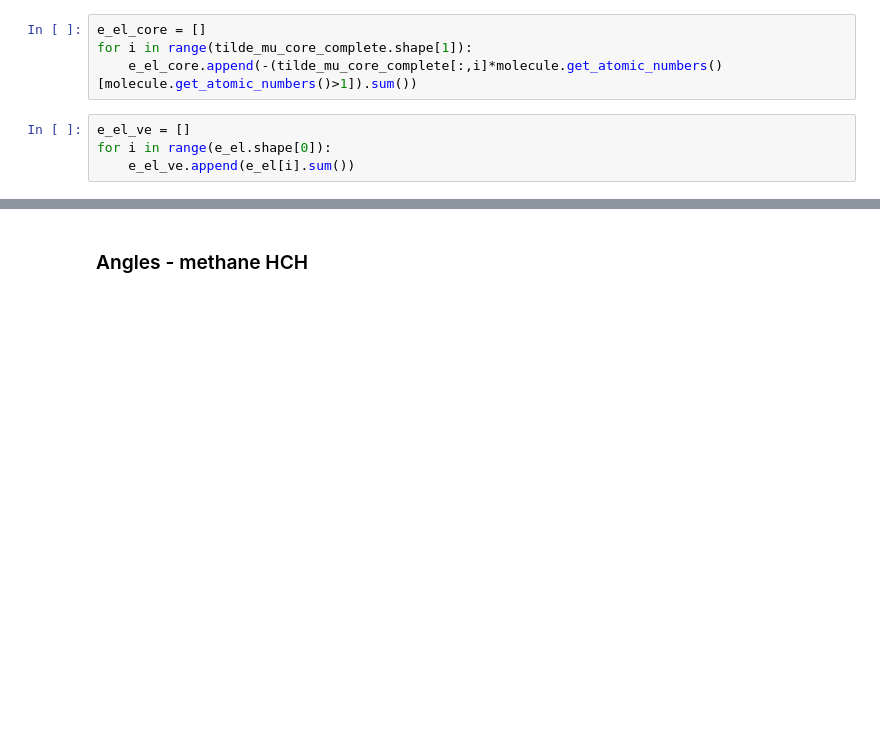
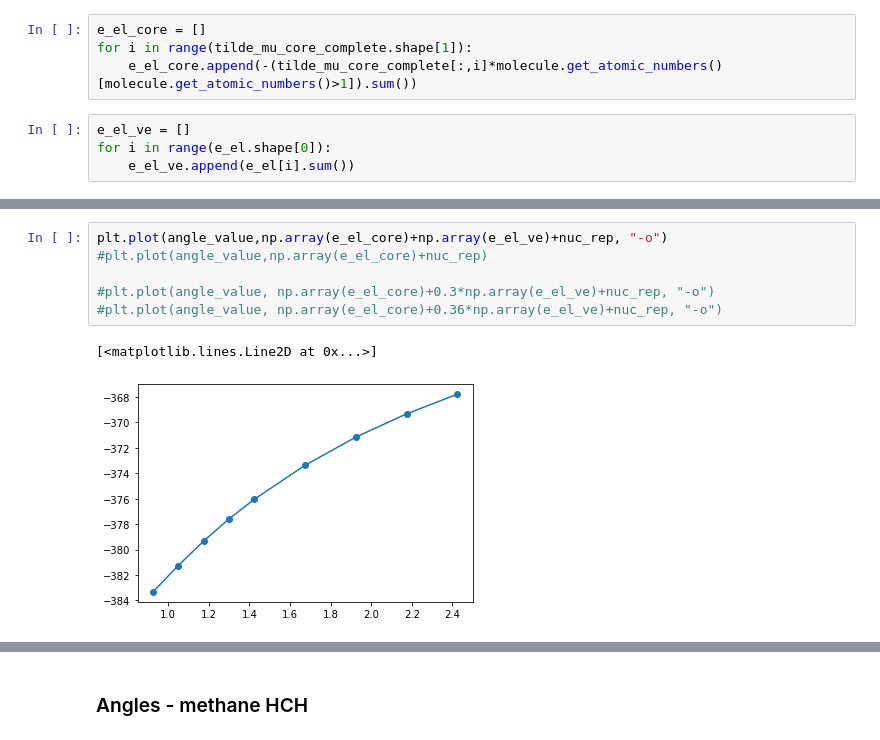
Before and after one commit to ferchault/APDFT, a Jupyter notebook: prototyping/atomic_energies/analysis/geometry/analyse_energies.ipynb, the cells around one changed output, grey strips where cells are left out. Drawn from its saved outputs; the diff is of its cells as text; blank space fills up the shorter version.

```diff
--- a/prototyping/atomic_energies/analysis/geometry/analyse_energies.ipynb
+++ b/prototyping/atomic_energies/analysis/geometry/analyse_energies.ipynb
@@ -966,0 +1062,9 @@ for i in range(e_el.shape[0]):
+# %%
+plt.plot(angle_value,np.array(e_el_core)+np.array(e_el_ve)+nuc_rep, "-o")
+#plt.plot(angle_value,np.array(e_el_core)+nuc_rep)
+
+#plt.plot(angle_value, np.array(e_el_core)+0.3*np.array(e_el_ve)+nuc_rep, "-o")
+#plt.plot(angle_value, np.array(e_el_core)+0.36*np.array(e_el_ve)+nuc_rep, "-o")
+# %% [output]
+[<matplotlib.lines.Line2D at 0x...>]
+[figure, added]
```
Also changed, not shown: parts of 29 cells of this notebook, 5 other files.
